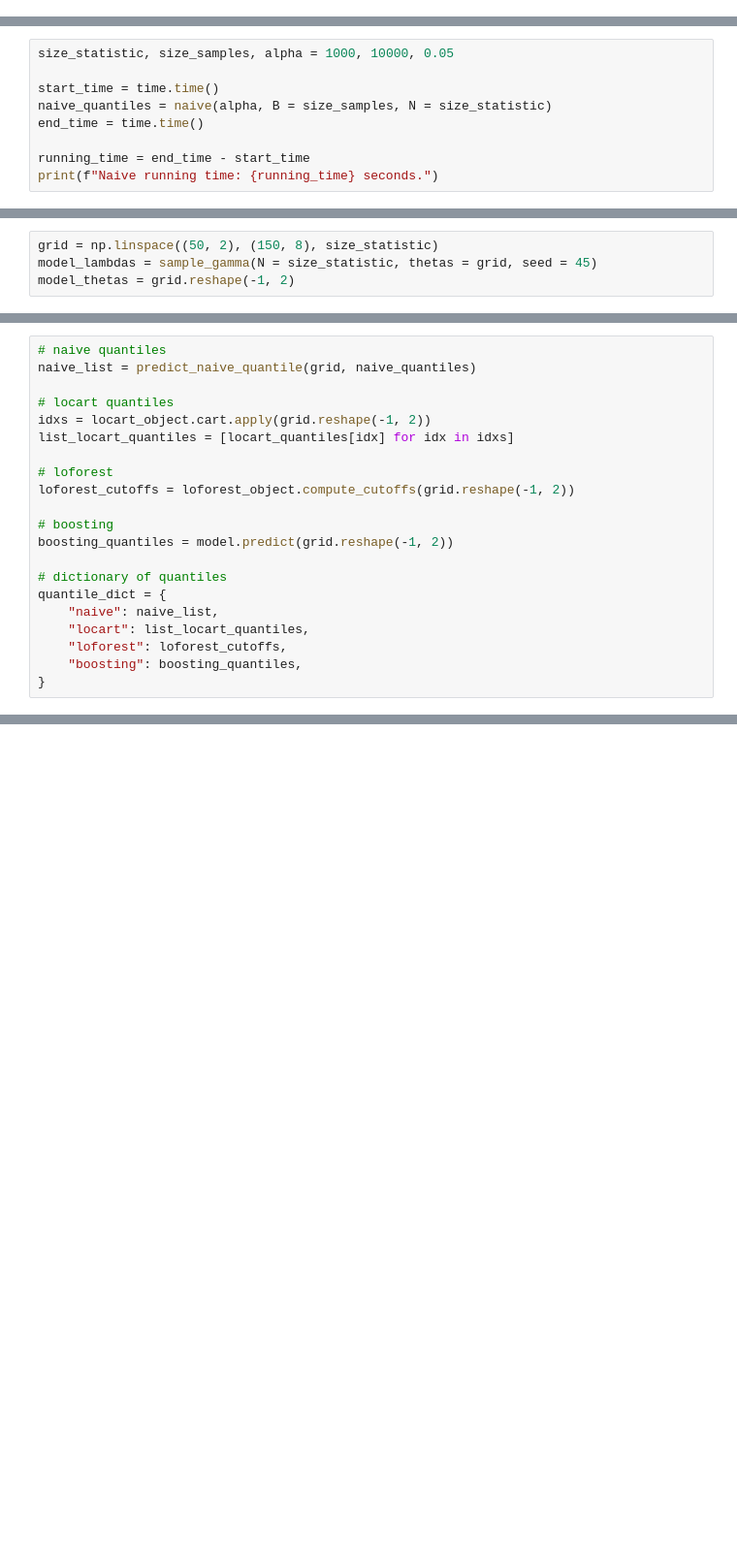
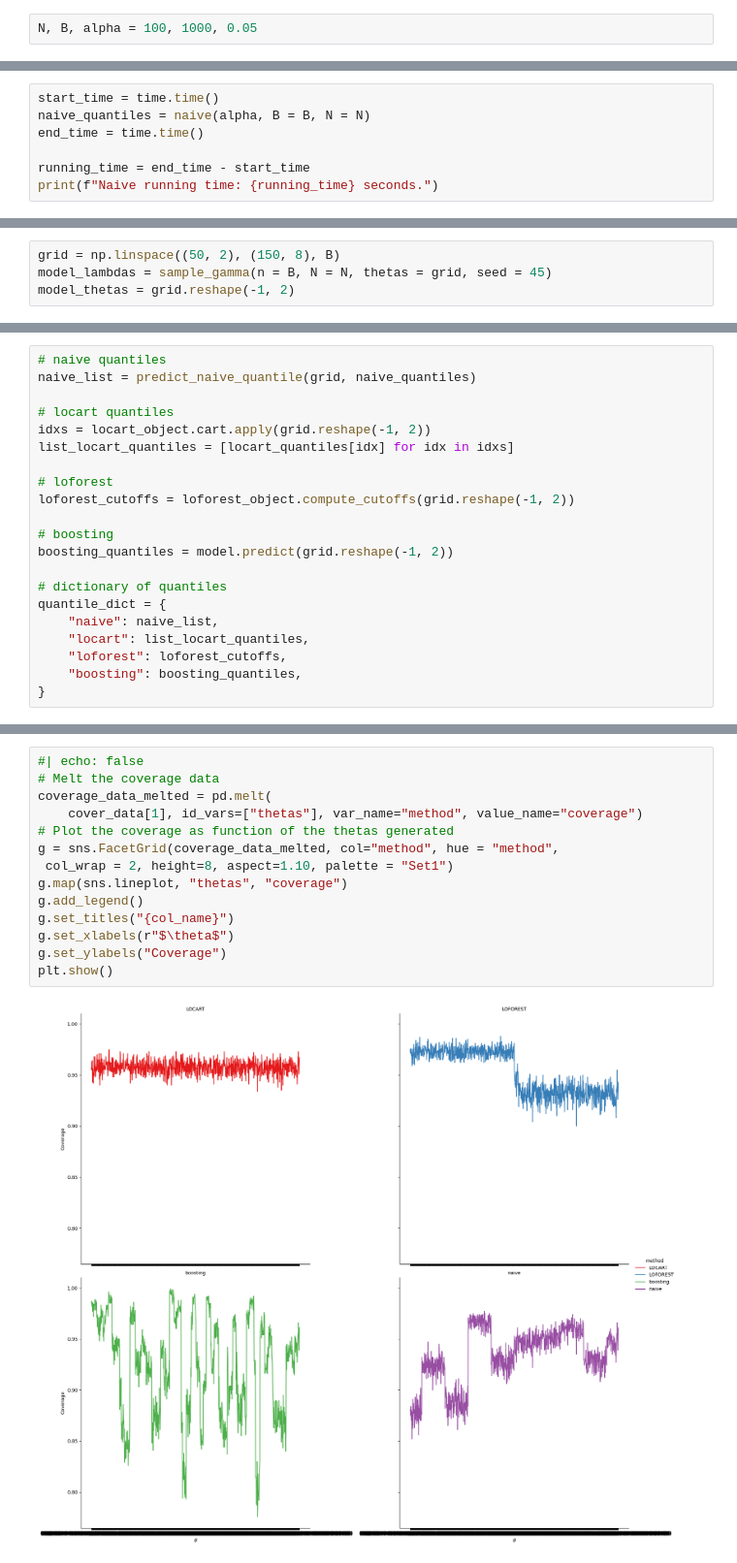
Before and after one commit to Monoxido45/CSI, a Jupyter notebook: experiments/gamma.ipynb, the cells around one changed output, grey strips where cells are left out. Shown at 97% size. Cells and saved outputs as stored; diff of their text form; blank space fills up the shorter version.

Commit message:
update gamma experiment

```diff
--- a/experiments/gamma.ipynb
+++ b/experiments/gamma.ipynb
@@ -562,3 +558,5 @@ def evaluate_coverage(quantiles_dict, thetas, alpha=0.05, n=500, N=100):
         }
     )
     return [stats_data, coverage_data]
+# %%
+N, B, alpha = 100, 1000, 0.05
@@ -565,8 +565,6 @@ def evaluate_coverage(quantiles_dict, thetas, alpha=0.05, n=500, N=100):
 # %%
-size_statistic, size_samples, alpha = 1000, 10000, 0.05
-
 start_time = time.time()
-naive_quantiles = naive(alpha, B = size_samples, N = size_statistic)
+naive_quantiles = naive(alpha, B = B, N = N)
 end_time = time.time()
 
 running_time = end_time - start_time
@@ -576,4 +576,4 @@ Naive running time: 39.17474675178528 seconds.
 # %%
-grid = np.linspace((50, 2), (150, 8), size_statistic)
-model_lambdas = sample_gamma(N = size_statistic, thetas = grid, seed = 45)
+grid = np.linspace((50, 2), (150, 8), B)
+model_lambdas = sample_gamma(n = B, N = N, thetas = grid, seed = 45)
 model_thetas = grid.reshape(-1, 2)
@@ -642,0 +645,16 @@ plt.show()
+# %%
+#| echo: false
+# Melt the coverage data
+coverage_data_melted = pd.melt(
+    cover_data[1], id_vars=["thetas"], var_name="method", value_name="coverage")
+# Plot the coverage as function of the thetas generated
+g = sns.FacetGrid(coverage_data_melted, col="method", hue = "method",
+ col_wrap = 2, height=8, aspect=1.10, palette = "Set1")
+g.map(sns.lineplot, "thetas", "coverage")
+g.add_legend()
+g.set_titles("{col_name}")
+g.set_xlabels(r"$\theta$")
+g.set_ylabels("Coverage")
+plt.show()
+# %% [output]
+[figure, added]
```
Also changed, not shown: parts of 9 cells of this notebook.
